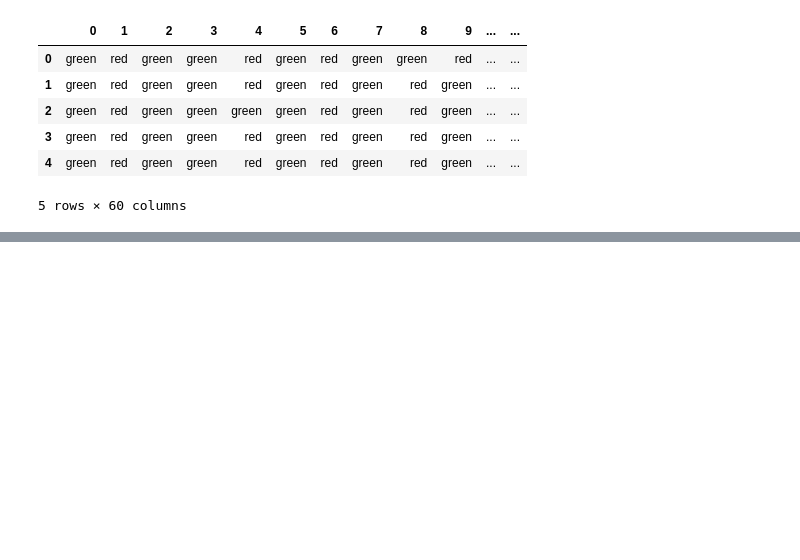
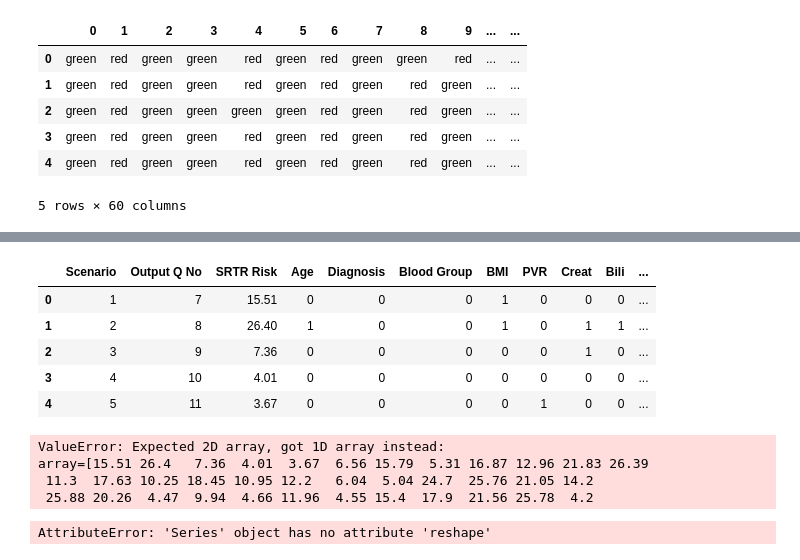
Before and after one commit to peterjmartinson/heart-survey, a Jupyter notebook: Survey.ipynb, the cells around one changed output, grey strips where cells are left out. Saved outputs shown, nothing was run; the diff lists cells and outputs as text; code cells hidden in the pictures; blank space fills up the shorter version.

```diff
--- a/Survey.ipynb
+++ b/Survey.ipynb
@@ -121,0 +131,24 @@ for i in range(20):
+# %%
+xl = pd.ExcelFile('Survey questions key.xlsx')
+survey_key = xl.parse("Sheet1")
+survey_key.head()
+# %% [output]
+|  | Scenario | Output Q No | SRTR Risk | Age | Diagnosis | Blood Group | BMI | PVR | Creat | Bili | ... |
+| 0 | 1 | 7 | 15.51 | 0 | 0 | 0 | 1 | 0 | 0 | 0 | ... |
+| 1 | 2 | 8 | 26.40 | 1 | 0 | 0 | 1 | 0 | 1 | 1 | ... |
+| 2 | 3 | 9 | 7.36 | 0 | 0 | 0 | 0 | 0 | 1 | 0 | ... |
+| 3 | 4 | 10 | 4.01 | 0 | 0 | 0 | 0 | 0 | 0 | 0 | ... |
+| 4 | 5 | 11 | 3.67 | 0 | 0 | 0 | 0 | 1 | 0 | 0 | ... |
+# %%
+from sklearn.preprocessing import MinMaxScaler
+scaler = MinMaxScaler(feature_range=(0,100))
+print(scaler.fit(survey_key["SRTR Risk"]))
+# %% [output]
+ValueError: Expected 2D array, got 1D array instead:
+array=[15.51 26.4   7.36  4.01  3.67  6.56 15.79  5.31 16.87 12.96 21.83 26.39
+ 11.3  17.63 10.25 18.45 10.95 12.2   6.04  5.04 24.7  25.76 21.05 14.2
+ 25.88 20.26  4.47  9.94  4.66 11.96  4.55 15.4  17.9  21.56 25.78  4.2
+# %%
+survey_key['SRTR Risk'].reshape(-1,1)
+# %% [output]
+AttributeError: 'Series' object has no attribute 'reshape'
```
Also changed, not shown: parts of 2 cells of this notebook, 1 other file.
